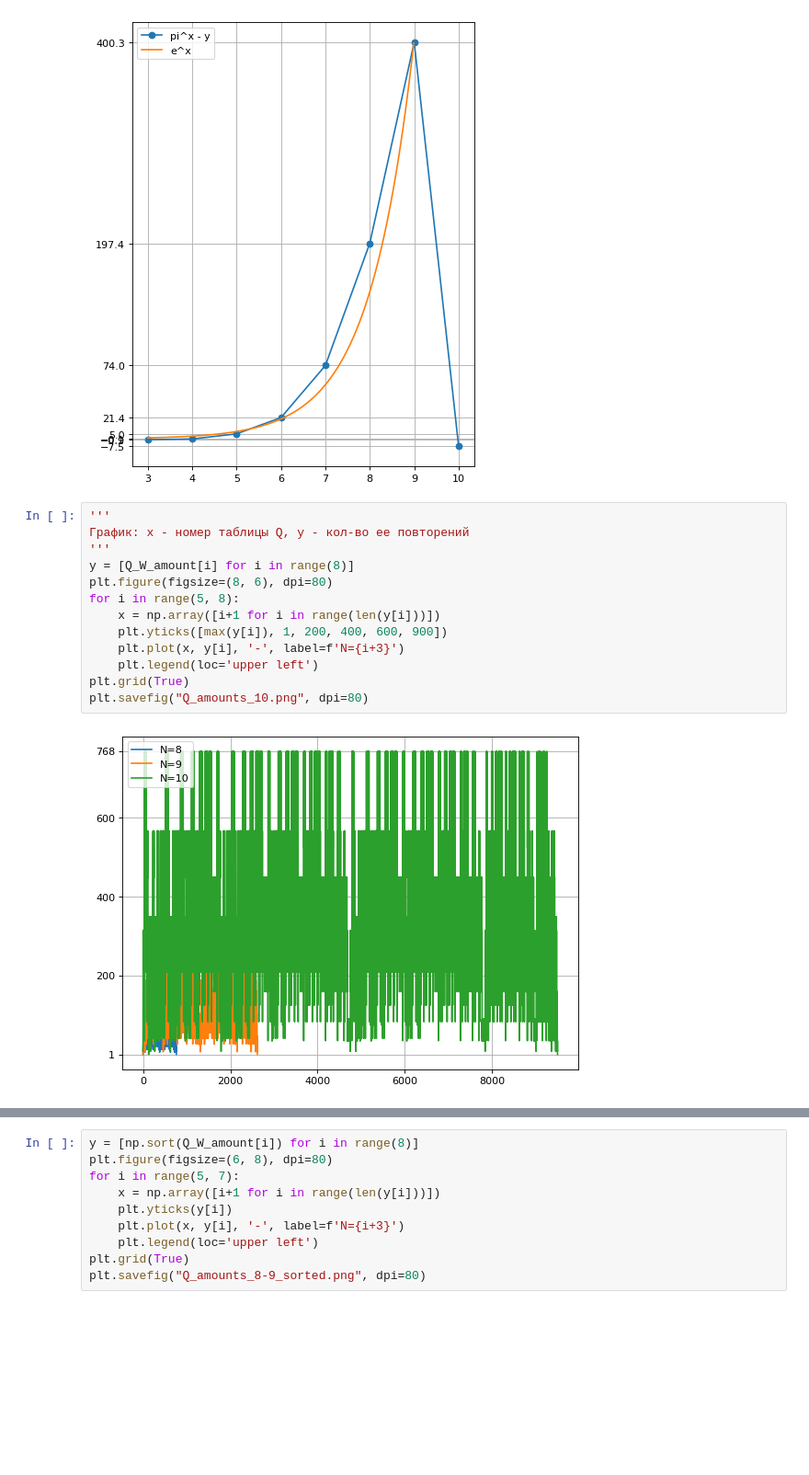
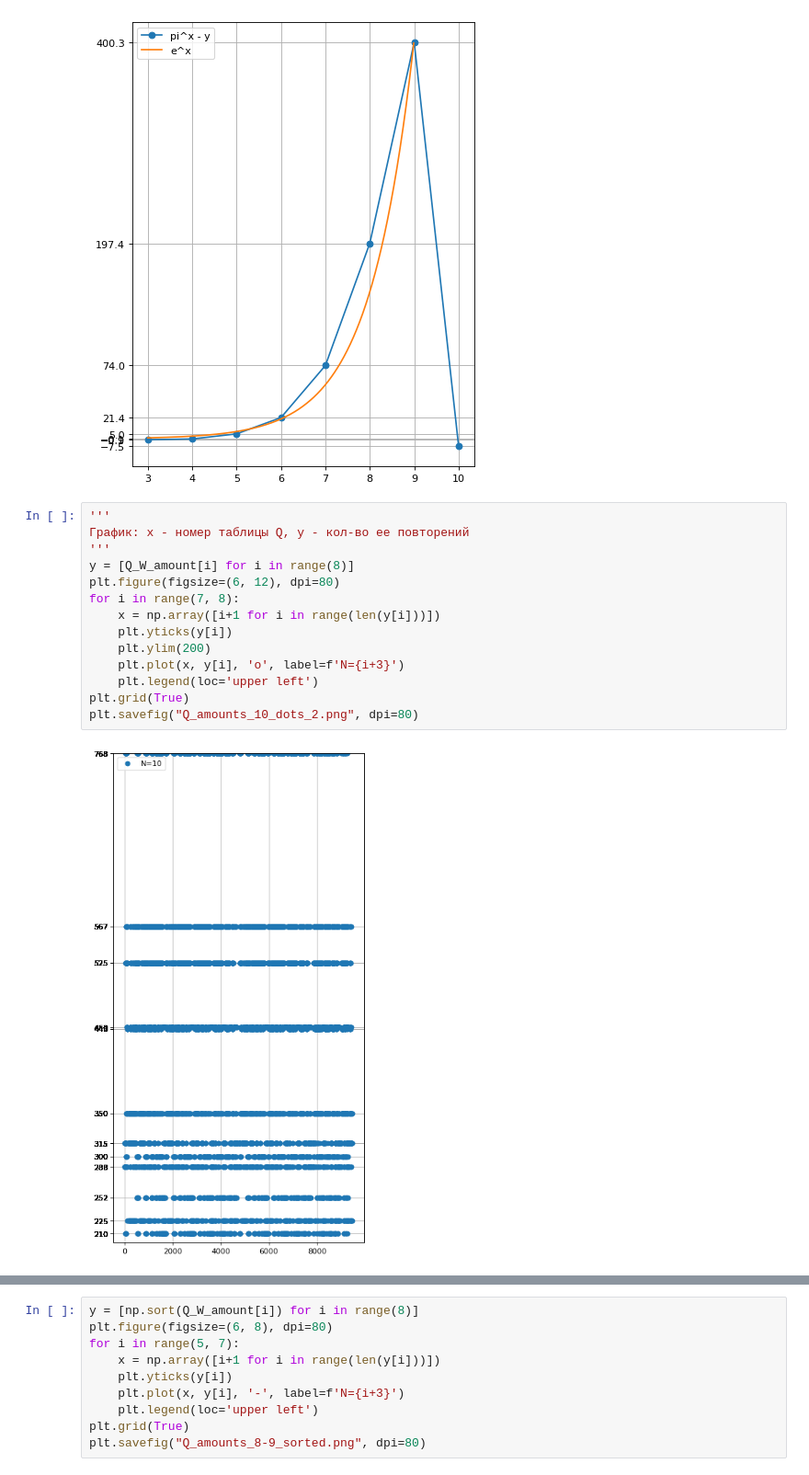
Before and after one commit to ilya-shlom/RSK, a Jupyter notebook: experiments.ipynb, the cells around one changed output, grey strips where cells are left out. Shown at 92% size. Drawn from its saved outputs; the diff is of its cells as text; blank space fills up the shorter version.

```diff
--- a/experiments.ipynb
+++ b/experiments.ipynb
@@ -101,18 +101,19 @@ plt.legend(loc='upper left')
 # %%
 '''
 График: x - номер таблицы Q, y - кол-во ее повторений
 '''
 y = [Q_W_amount[i] for i in range(8)]
-plt.figure(figsize=(8, 6), dpi=80)
-for i in range(5, 8):
+plt.figure(figsize=(6, 12), dpi=80)
+for i in range(7, 8):
     x = np.array([i+1 for i in range(len(y[i]))])
-    plt.yticks([max(y[i]), 1, 200, 400, 600, 900])
-    plt.plot(x, y[i], '-', label=f'N={i+3}')
+    plt.yticks(y[i])
+    plt.ylim(200)
+    plt.plot(x, y[i], 'o', label=f'N={i+3}')
     plt.legend(loc='upper left')
 plt.grid(True)
-plt.savefig("Q_amounts_10.png", dpi=80)
+plt.savefig("Q_amounts_10_dots_2.png", dpi=80)
 # %% [output]
-[figure, old version]
+[figure, new version]
 # %%
 '''
 Для каждой формы Q подсчитать кол-во повторений
```
Also changed, not shown: parts of 10 cells of this notebook, 10 other files.
